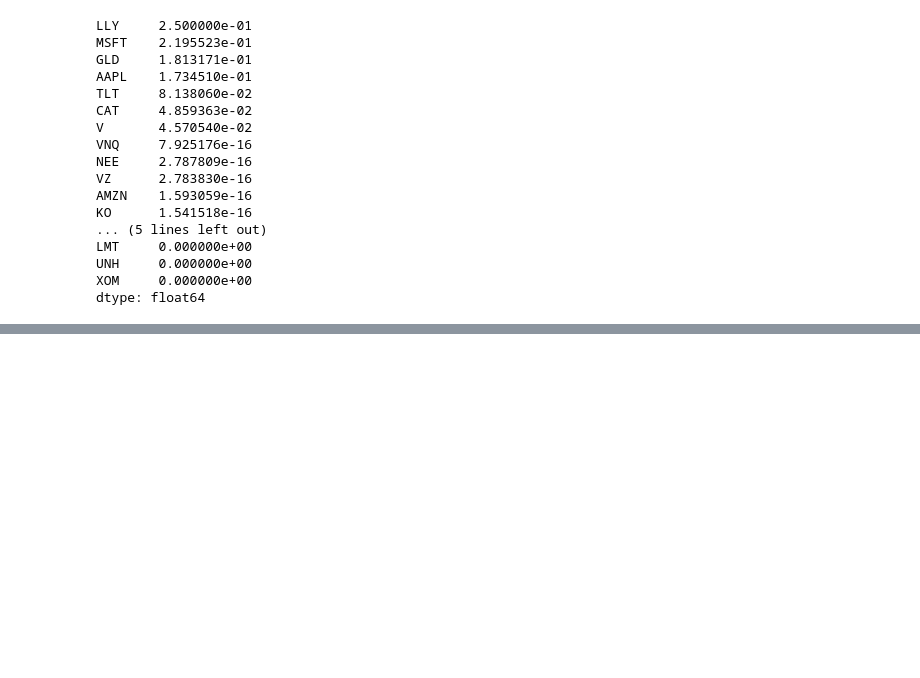
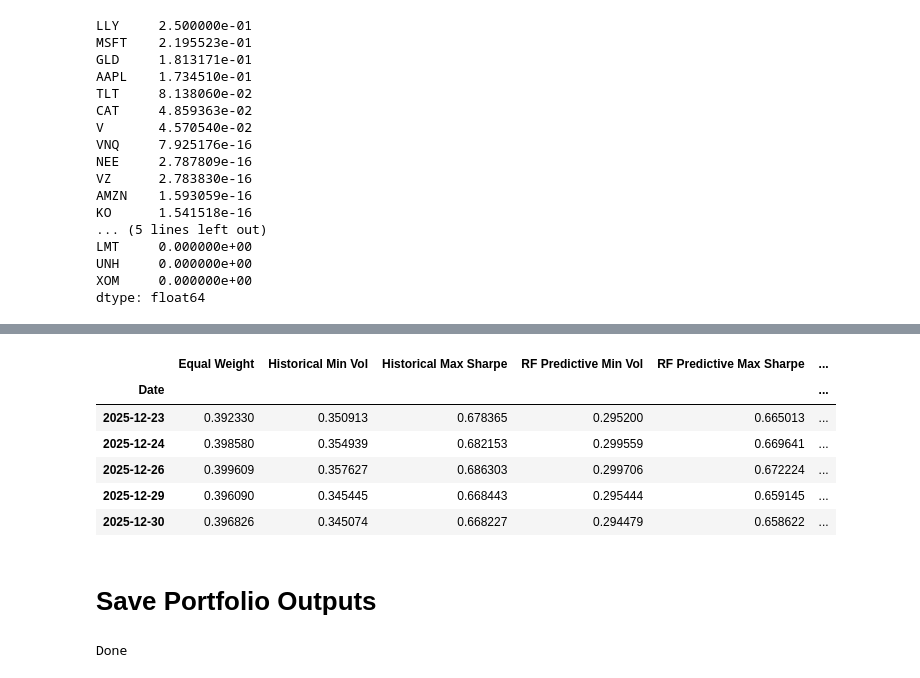
Before and after one commit to SamiiShabuse/INFO442-Group-Project, a Jupyter notebook: notebooks/06_portfolio_optimization/01_portfolio_optimization.ipynb, the cells around one changed output, grey strips where cells are left out. Drawn from its saved outputs; the diff is of its cells as text; code cells hidden in the pictures; blank space fills up the shorter version.

```diff
--- a/notebooks/06_portfolio_optimization/01_portfolio_optimization.ipynb
+++ b/notebooks/06_portfolio_optimization/01_portfolio_optimization.ipynb
@@ -633,0 +751,23 @@ dtype: float64
+# %%
+portfolio_cumulative_returns = (1 + portfolio_daily_returns).cumprod() - 1
+
+portfolio_cumulative_returns.tail()
+# %% [output]
+|  | Equal Weight | Historical Min Vol | Historical Max Sharpe | RF Predictive Min Vol | RF Predictive Max Sharpe | ... |
+| Date |  |  |  |  |  | ... |
+| 2025-12-23 | 0.392330 | 0.350913 | 0.678365 | 0.295200 | 0.665013 | ... |
+| 2025-12-24 | 0.398580 | 0.354939 | 0.682153 | 0.299559 | 0.669641 | ... |
+| 2025-12-26 | 0.399609 | 0.357627 | 0.686303 | 0.299706 | 0.672224 | ... |
+| 2025-12-29 | 0.396090 | 0.345445 | 0.668443 | 0.295444 | 0.659145 | ... |
+| 2025-12-30 | 0.396826 | 0.345074 | 0.668227 | 0.294479 | 0.658622 | ... |
+# %% [markdown]
+# Save Portfolio Outputs
+# %%
+strategy_weights.to_csv(PORTFOLIO_OUTPUT_PATH / "portfolio_strategy_weights.csv")
+portfolio_performance.to_csv(PORTFOLIO_OUTPUT_PATH / "portfolio_performance_metrics.csv", index=False)
+portfolio_daily_returns.to_csv(PORTFOLIO_OUTPUT_PATH / "portfolio_daily_returns.csv")
+portfolio_cumulative_returns.to_csv(PORTFOLIO_OUTPUT_PATH / "portfolio_cumulative_returns.csv")
+
+print('Done')
+# %% [output]
+Done
```
Also changed, not shown: parts of 15 cells of this notebook, 4 other files.
